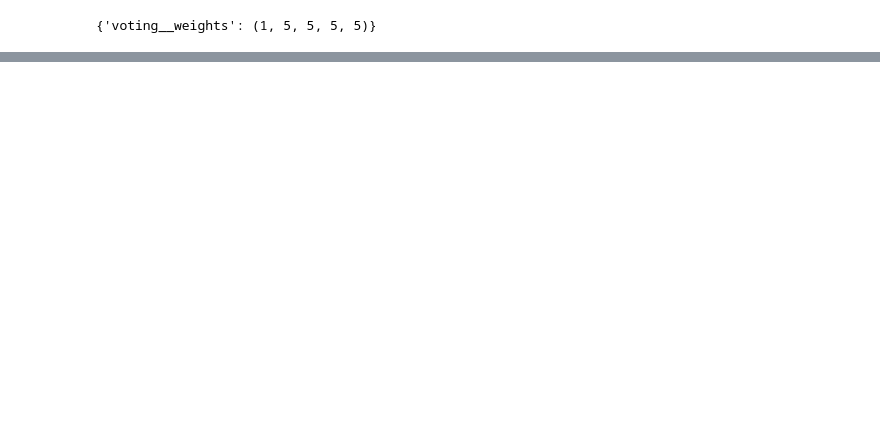
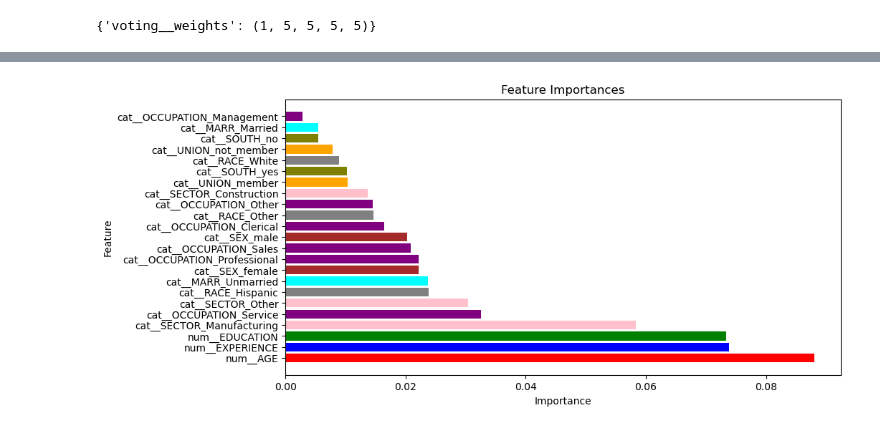
Before and after one commit to johnprg/WageModels, a Jupyter notebook: try_it_21.1.ipynb, the cells around one changed output, grey strips where cells are left out. Drawn from its saved outputs; the diff is of its cells as text; code cells hidden in the pictures; blank space fills up the shorter version.

```diff
--- a/try_it_21.1.ipynb
+++ b/try_it_21.1.ipynb
@@ -385,0 +429,28 @@ plt.show()
+# %%
+# Function to normalize feature importances
+def normalize_importances(importances):
+    return importances / np.sum(importances)
+
+# Extract and aggregate feature importances
+feature_importances = np.zeros(len(transformed_columns))
+count_models_contributing = 0
+for name, reg in voting.estimators:
+    if hasattr(reg, 'feature_importances_'):
+        # Normalize and add tree-based importances
+        print(f"{name} has feature importances with shape: {reg.feature_importances_.shape}")
+        count_models_contributing += 1
+        feature_importances += normalize_importances(reg.feature_importances_)
+    elif hasattr(reg, 'coef_'):
+        # Normalize and add linear model coefficients
+        print(f"{name} has coefficients with shape: {reg.coef_.shape}")
+        count_models_contributing += 1
+        feature_importances += normalize_importances(np.abs(reg.coef_))
+    else:
+        print(f"{name} has no feature importances or coefficients")
+
+# Average the feature importances
+feature_importances /= len(voting.estimators)
+
+# Display the feature importances
+print("Feature Importances:", feature_importances)
+print("Number of models contributing:", count_models_contributing)
@@ -385,0 +468,11 @@ plt.show()
+# %%
+#plot the feature importances
+plt.figure(figsize=(10, 5))
+
+plt.barh(features, feature_importances, color=original_colors)
+plt.xlabel('Importance')
+plt.ylabel('Feature')
+plt.title('Feature Importances')
+plt.show()
+# %% [output]
+[figure, added]
```
Also changed, not shown: parts of 17 cells of this notebook.
